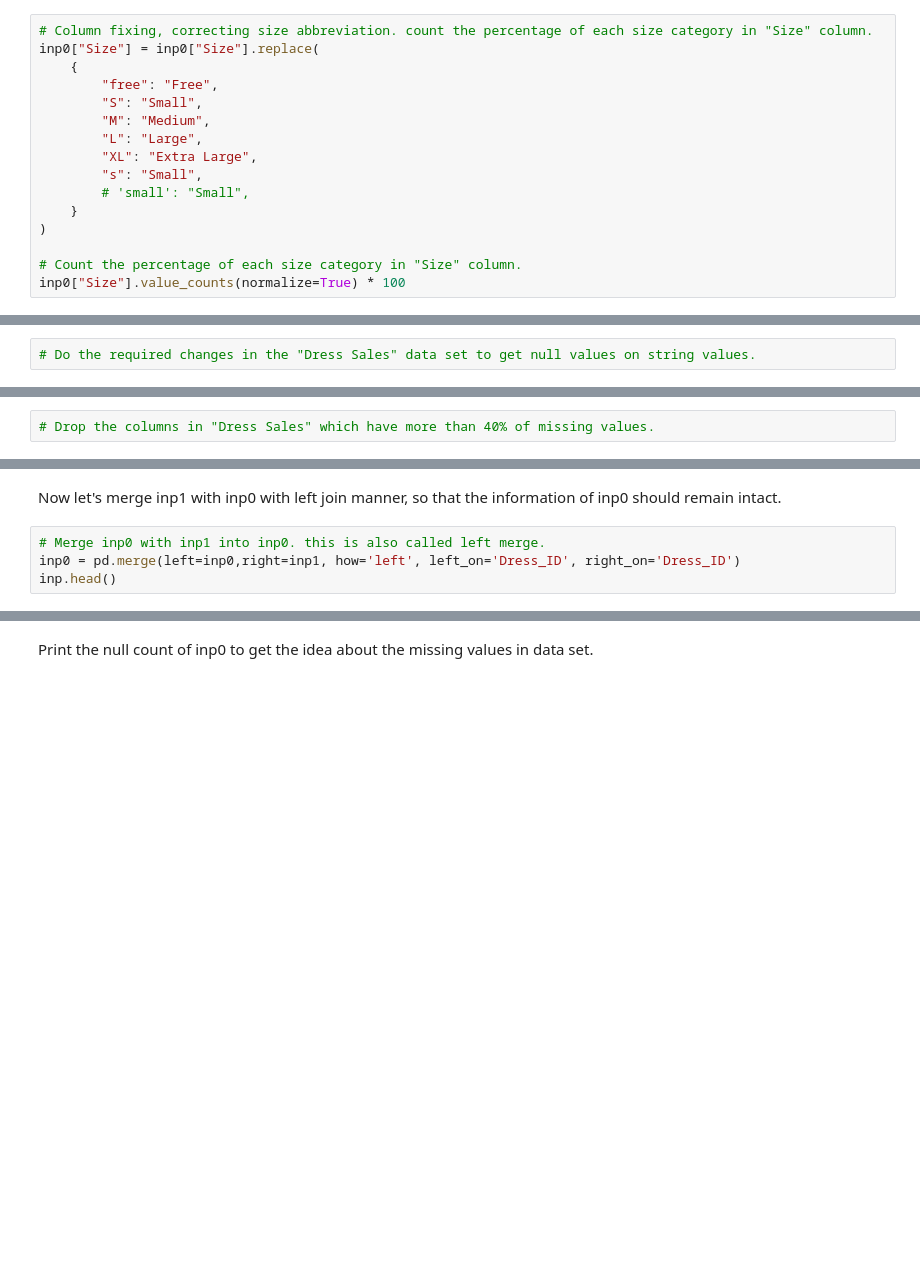
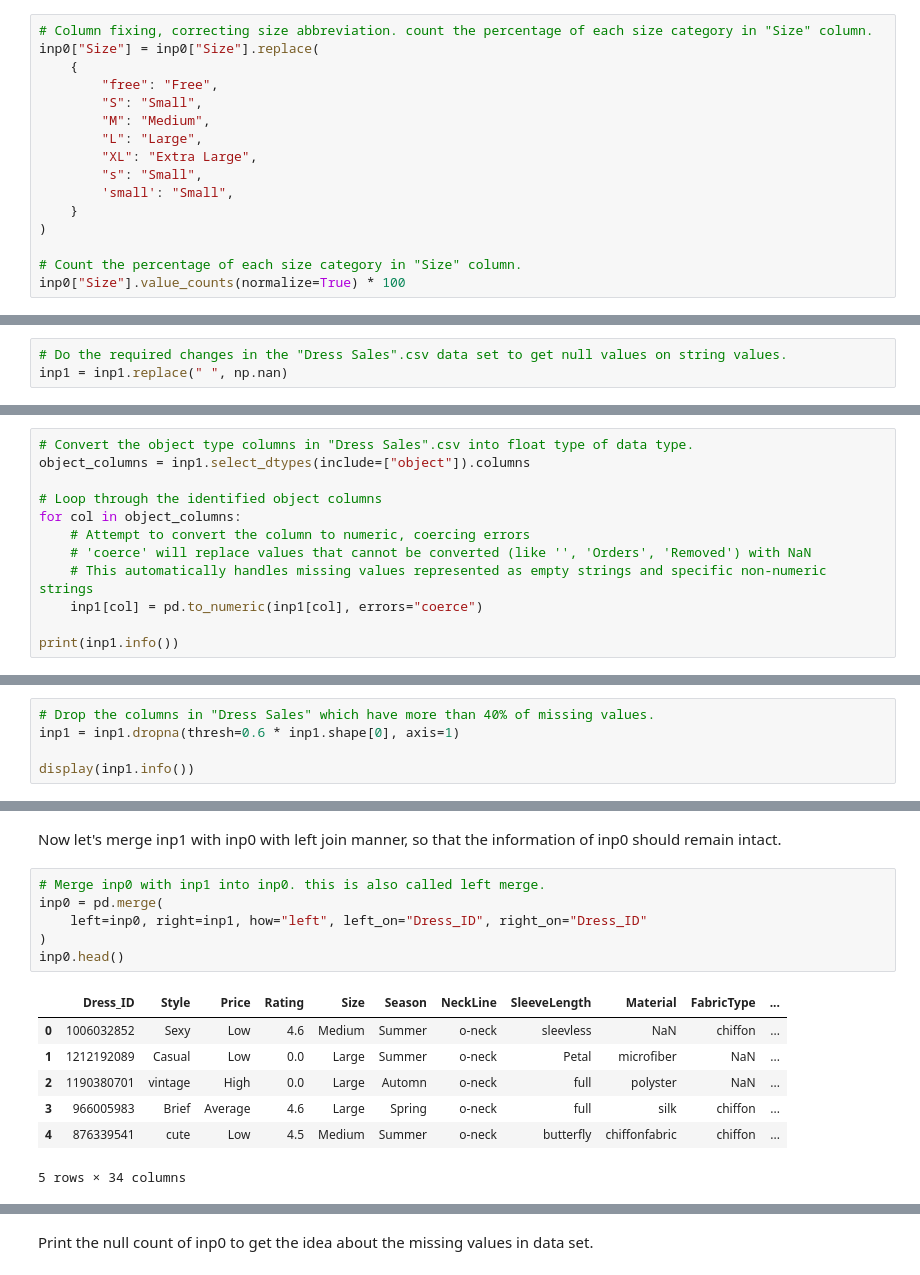
Before and after one commit to TalJa1/dc_practice, a Jupyter notebook: EDA+Graded+Exercise (1).ipynb, the cells around one changed output, grey strips where cells are left out. Drawn from its saved outputs; the diff is of its cells as text; blank space fills up the shorter version.

```diff
--- a/EDA+Graded+Exercise (1).ipynb
+++ b/EDA+Graded+Exercise (1).ipynb
@@ -97,7 +115,7 @@ inp0["Size"] = inp0["Size"].replace(
         "L": "Large",
         "XL": "Extra Large",
         "s": "Small",
-        # 'small': "Small",
+        'small': "Small",
     }
 )
 
@@ -139,2 +210,3 @@ Now if you try and convert these object data type columns into numeric data type
 # %%
-# Do the required changes in the "Dress Sales" data set to get null values on string values.
+# Do the required changes in the "Dress Sales".csv data set to get null values on string values.
+inp1 = inp1.replace(" ", np.nan)
@@ -142,0 +213,12 @@ Now if you try and convert these object data type columns into numeric data type
+# %%
+# Convert the object type columns in "Dress Sales".csv into float type of data type.
+object_columns = inp1.select_dtypes(include=["object"]).columns
+
+# Loop through the identified object columns
+for col in object_columns:
+    # Attempt to convert the column to numeric, coercing errors
+    # 'coerce' will replace values that cannot be converted (like '', 'Orders', 'Removed') with NaN
+    # This automatically handles missing values represented as empty strings and specific non-numeric strings
+    inp1[col] = pd.to_numeric(inp1[col], errors="coerce")
+
+print(inp1.info())
@@ -147,2 +266,5 @@ When you see the null counts in “Dress Sales” dataset after performing all t
 # %%
 # Drop the columns in "Dress Sales" which have more than 40% of missing values.
+inp1 = inp1.dropna(thresh=0.6 * inp1.shape[0], axis=1)
+
+display(inp1.info())
@@ -160,7 +375,17 @@ You should categorise the dates into seasons in “Dress Sales” data to simpli
 Now let's merge inp1 with inp0 with left join manner, so that the information of inp0 should remain intact.
 # %%
 # Merge inp0 with inp1 into inp0. this is also called left merge.
-inp0 = pd.merge(left=inp0,right=inp1, how='left', left_on='Dress_ID', right_on='Dress_ID')
-inp.head()
+inp0 = pd.merge(
+    left=inp0, right=inp1, how="left", left_on="Dress_ID", right_on="Dress_ID"
+)
+inp0.head()
+# %% [output]
+|  | Dress_ID | Style | Price | Rating | Size | Season | NeckLine | SleeveLength | Material | FabricType | ... |
+| 0 | 1006032852 | Sexy | Low | 4.6 | Medium | Summer | o-neck | sleevless | NaN | chiffon | ... |
+| 1 | 1212192089 | Casual | Low | 0.0 | Large | Summer | o-neck | Petal | microfiber | NaN | ... |
+| 2 | 1190380701 | vintage | High | 0.0 | Large | Automn | o-neck | full | polyster | NaN | ... |
+| 3 | 966005983 | Brief | Average | 4.6 | Large | Spring | o-neck | full | silk | chiffon | ... |
+| 4 | 876339541 | cute | Low | 4.5 | Medium | Summer | o-neck | butterfly | chiffonfabric | chiffon | ... |
+5 rows × 34 columns
 # %%
 # Now Drop the Date columns from inp0 as it is already combined into four seasons.
```
Also changed, not shown: parts of 51 cells of this notebook.
